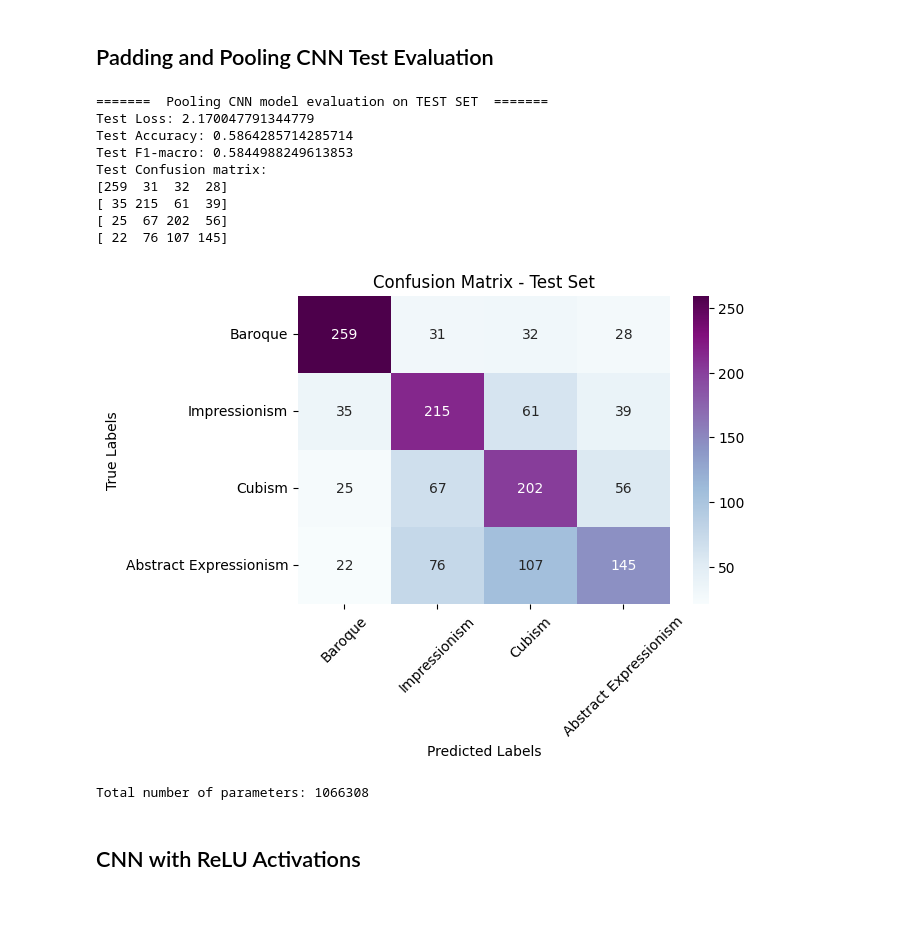
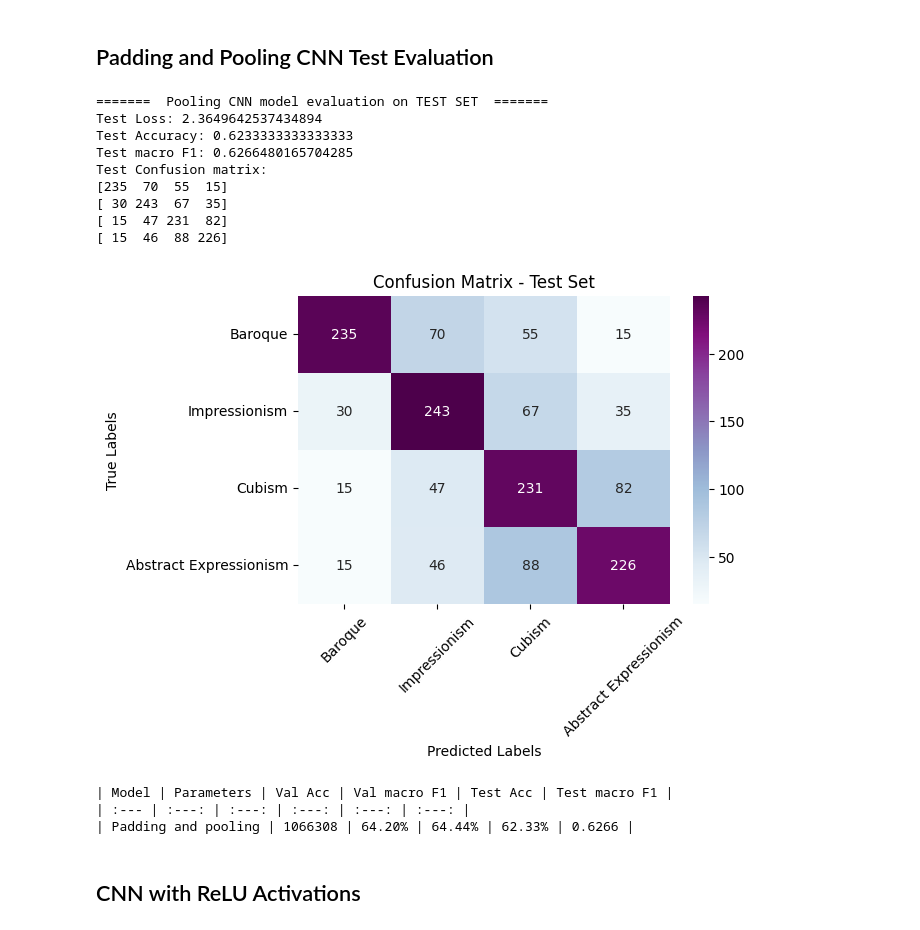
Before and after one commit to Fanisbar/ML_image_classification, a Jupyter notebook: main.ipynb, the cells around one changed output. Saved outputs shown, nothing was run; the diff lists cells and outputs as text; code cells hidden in the pictures.

```diff
--- a/main.ipynb
+++ b/main.ipynb
@@ -54,10 +56,10 @@ plt.rcParams['savefig.facecolor'] = 'white'
 # %%
 from google.colab import drive
 drive.mount('/content/drive/')
-data = np.load('/content/drive/MyDrive/wikiart_hw2.npz')
+data = np.load('/content/drive/MyDrive/wikiart_hw2_balanced.npz')
 
 # local
-# data = np.load('wikiart_hw2.npz')
+# data = np.load('wikiart_hw2_balanced.npz')
 
 X = data["X"]
 Y = data["y"]
@@ -72,7 +74,7 @@ print(f"Number of classes: {len(class_names)}\n")
 
 for class_name in class_names:
     print(f"- {class_name}: {counts[class_name]}  samples")
-print(f"\nTotal: {sum(counts.values())} samples")
+print(f"\nTotal: {sum(counts.values())} samples\n")
 
 plt.figure(figsize=(10,6))
 plt.bar(counts.keys(), counts.values(), color='green')
@@ -117,10 +119,10 @@ y tensor: torch.Size([5400])
 from sklearn.model_selection import train_test_split
 
 # 1st split to create training data
-x_train, x_temp, y_train, y_temp = train_test_split(x_tensor, y_tensor, test_size=0.407407407, random_state=SEED, stratify=y_tensor)
+x_train, x_temp, y_train, y_temp = train_test_split(x_tensor, y_tensor, test_size=0.2267916540671303, random_state=SEED, stratify=y_tensor)
 
 # 2nd split to create validation and test data
-x_val, x_test, y_val, y_test = train_test_split(x_temp, y_temp, test_size=0.63636363, random_state=SEED, stratify=y_temp)
+x_val, x_test, y_val, y_test = train_test_split(x_temp, y_temp, test_size=0.5, random_state=SEED, stratify=y_temp)
 
 print(f"Train split: x:{x_train.shape} y:{y_train.shape}")
 for i in range(4):
@@ -906,44 +916,52 @@ plt.grid(True)
 best_pooling_cnn = PoolingCNN().to(device)
 best_pooling_cnn.load_state_dict(torch.load(best_model_path_pooling_cnn))
 
 test_loss, test_acc, test_f1, test_cm = evaluate(best_pooling_cnn, test_dataloader, criterion)
 
 print("=======  Pooling CNN model evaluation on TEST SET  =======")
 print(f"Test Loss: {test_loss}")
 print(f"Test Accuracy: {test_acc}")
-print(f"Test F1-macro: {test_f1}")
+print(f"Test macro F1: {test_f1}")
 print(f"Test Confusion matrix:")
 for row in test_cm:
     print(row)
 print('')
 
 class_names = ['Baroque', 'Impressionism', 'Cubism', 'Abstract Expressionism']
 
 plt.figure(figsize=(6, 4))
 sns.heatmap(test_cm, annot=True, fmt='d', cmap='BuPu',
             xticklabels=class_names, yticklabels=class_names)
 
 plt.title('Confusion Matrix - Test Set')
 plt.xlabel('Predicted Labels')
 plt.ylabel('True Labels')
 plt.xticks(rotation=45)
 plt.yticks(rotation=0)
 plt.show()
 
+# metrics
+print("| Model | Parameters | Val Acc | Val macro F1 | Test Acc | Test macro F1 |")
+print("| :--- | :---: | :---: | :---: | :---: | :---: |")
+best_epoch_idx = history_pooling['val_f1'].index(max(history_pooling['val_f1']))
+val_acc_at_best_f1 = history_pooling['val_acc'][best_epoch_idx]
+max_val_f1 = max(history_pooling['val_f1'])
 total_params = sum(p.numel() for p in best_pooling_cnn.parameters())
-print(f"\nTotal number of parameters: {total_params}")
+print(f"| Padding and pooling | {total_params} | {val_acc_at_best_f1*100:.2f}% | {max_val_f1*100:.2f}% | {test_acc*100:.2f}% | {test_f1:.4f} |")
 # %% [output]
 =======  Pooling CNN model evaluation on TEST SET  =======
-Test Loss: 2.170047791344779
-Test Accuracy: 0.5864285714285714
-Test F1-macro: 0.5844988249613853
+Test Loss: 2.3649642537434894
+Test Accuracy: 0.6233333333333333
+Test macro F1: 0.6266480165704285
 Test Confusion matrix:
-[259  31  32  28]
-[ 35 215  61  39]
-[ 25  67 202  56]
-[ 22  76 107 145]
+[235  70  55  15]
+[ 30 243  67  35]
+[ 15  47 231  82]
+[ 15  46  88 226]
-[figure, old version]
+[figure, new version]
-Total number of parameters: 1066308
+| Model | Parameters | Val Acc | Val macro F1 | Test Acc | Test macro F1 |
+| :--- | :---: | :---: | :---: | :---: | :---: |
+| Padding and pooling | 1066308 | 64.20% | 64.44% | 62.33% | 0.6266 |
 # %% [markdown]
 ## CNN with ReLU Activations
 # %%
```
Also changed, not shown: parts of 51 cells of this notebook.
